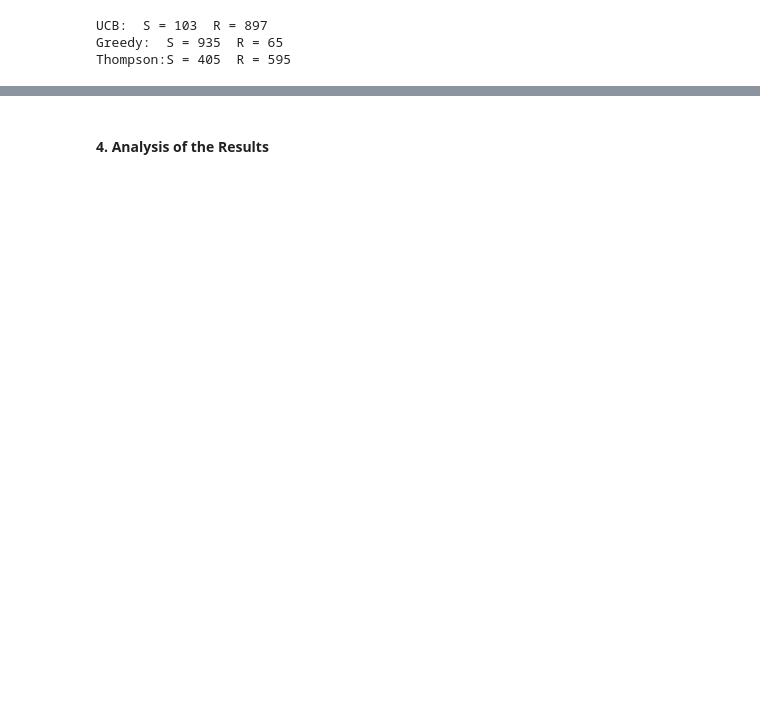
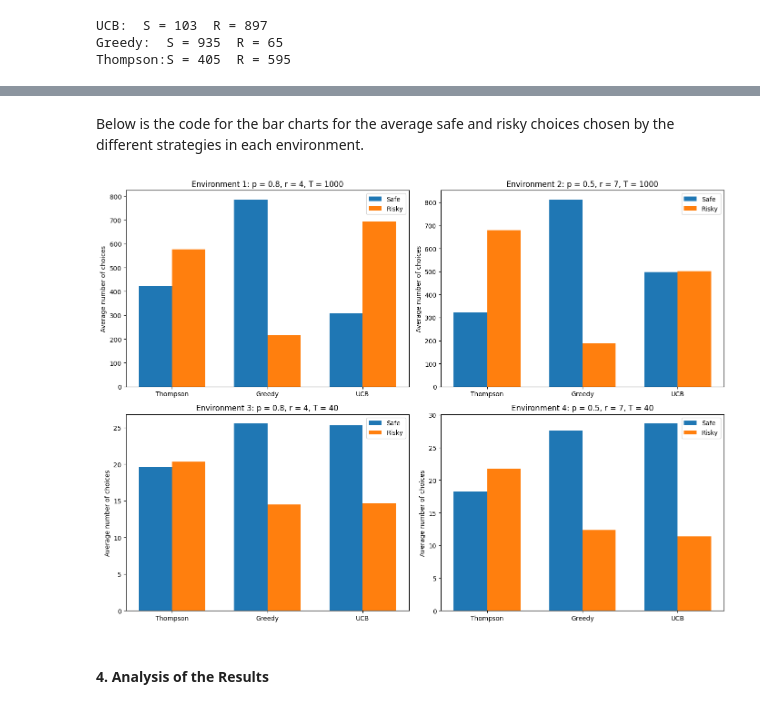
Before and after one commit to rumen111/learning-from-experience, a Jupyter notebook: learning_from_experience.ipynb, the cells around one changed output, grey strips where cells are left out. Cells and saved outputs as stored; diff of their text form; code cells hidden in the pictures; blank space fills up the shorter version.

Commit message:
Final revisions and adding bar charts

```diff
--- a/learning_from_experience.ipynb
+++ b/learning_from_experience.ipynb
@@ -944,3 +1005,69 @@ NameError: name 'safe_counts_thompson' is not defined
+# %% [markdown]
+Below is the code for the bar charts for the average safe and risky choices chosen by the different strategies in each environment.
+# %%
+# Import libraries for numerical computation and plotting
+
+import matplotlib.pyplot as plt
+import numpy as np
+
+strategies = ["Thompson", "Greedy", "UCB"]
+x = np.arange(len(strategies))
+width = 0.35
+
+fig, axes = plt.subplots(2, 2, figsize=(14, 10))
+
+# Environment 1
+safe_env1 = [safe_choices_ts_env1, safe_choices_greedy_env1, safe_choices_ucb_env1]
+risky_env1 = [risky_choices_ts_env1, risky_choices_greedy_env1, risky_choices_ucb_env1]
+
+axes[0,0].bar(x - width/2, safe_env1, width, label="Safe")
+axes[0,0].bar(x + width/2, risky_env1, width, label="Risky")
+axes[0,0].set_xticks(x)
+axes[0,0].set_xticklabels(strategies)
+axes[0,0].set_ylabel("Average number of choices")
+axes[0,0].set_title("Environment 1: p = 0.8, r = 4, T = 1000")
+axes[0,0].legend()
+
+# Environment 2
+safe_env2 = [safe_choices_ts_env2, safe_choices_greedy_env2, safe_choices_ucb_env2]
+risky_env2 = [risky_choices_ts_env2, risky_choices_greedy_env2, risky_choices_ucb_env2]
+
+axes[0,1].bar(x - width/2, safe_env2, width, label="Safe")
+axes[0,1].bar(x + width/2, risky_env2, width, label="Risky")
+axes[0,1].set_xticks(x)
+axes[0,1].set_xticklabels(strategies)
+axes[0,1].set_ylabel("Average number of choices")
+axes[0,1].set_title("Environment 2: p = 0.5, r = 7, T = 1000")
+axes[0,1].legend()
+
+# Environment 3
+safe_env3 = [safe_choices_ts_env3, safe_choices_greedy_env3, safe_choices_ucb_env3]
+risky_env3 = [risky_choices_ts_env3, risky_choices_greedy_env3, risky_choices_ucb_env3]
+
+axes[1,0].bar(x - width/2, safe_env3, width, label="Safe")
+axes[1,0].bar(x + width/2, risky_env3, width, label="Risky")
+axes[1,0].set_xticks(x)
+axes[1,0].set_xticklabels(strategies)
+axes[1,0].set_ylabel("Average number of choices")
+axes[1,0].set_title("Environment 3: p = 0.8, r = 4, T = 40")
+axes[1,0].legend()
+
+# Environment 4
+safe_env4 = [safe_choices_ts_env4, safe_choices_greedy_env4, safe_choices_ucb_env4]
+risky_env4 = [risky_choices_ts_env4, risky_choices_greedy_env4, risky_choices_ucb_env4]
+
+axes[1,1].bar(x - width/2, safe_env4, width, label="Safe")
+axes[1,1].bar(x + width/2, risky_env4, width, label="Risky")
+axes[1,1].set_xticks(x)
+axes[1,1].set_xticklabels(strategies)
+axes[1,1].set_ylabel("Average number of choices")
+axes[1,1].set_title("Environment 4: p = 0.5, r = 7, T = 40")
+axes[1,1].legend()
+
+plt.tight_layout()
+plt.show()
+# %% [output]
+[figure, added]
 # %% [markdown]
 #### 4. Analysis of the Results
 # %% [markdown]
```
Also changed, not shown: parts of 12 cells of this notebook.
